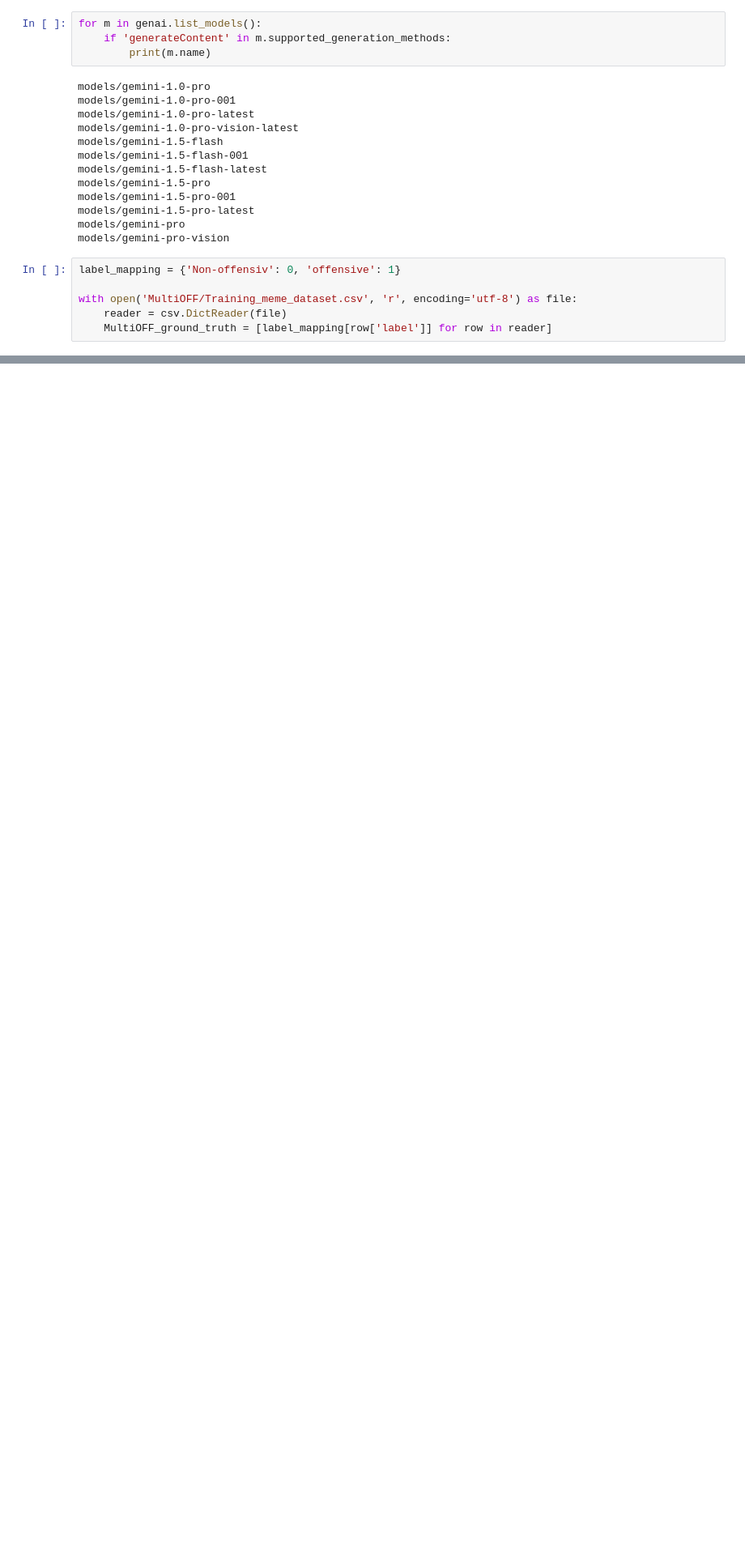
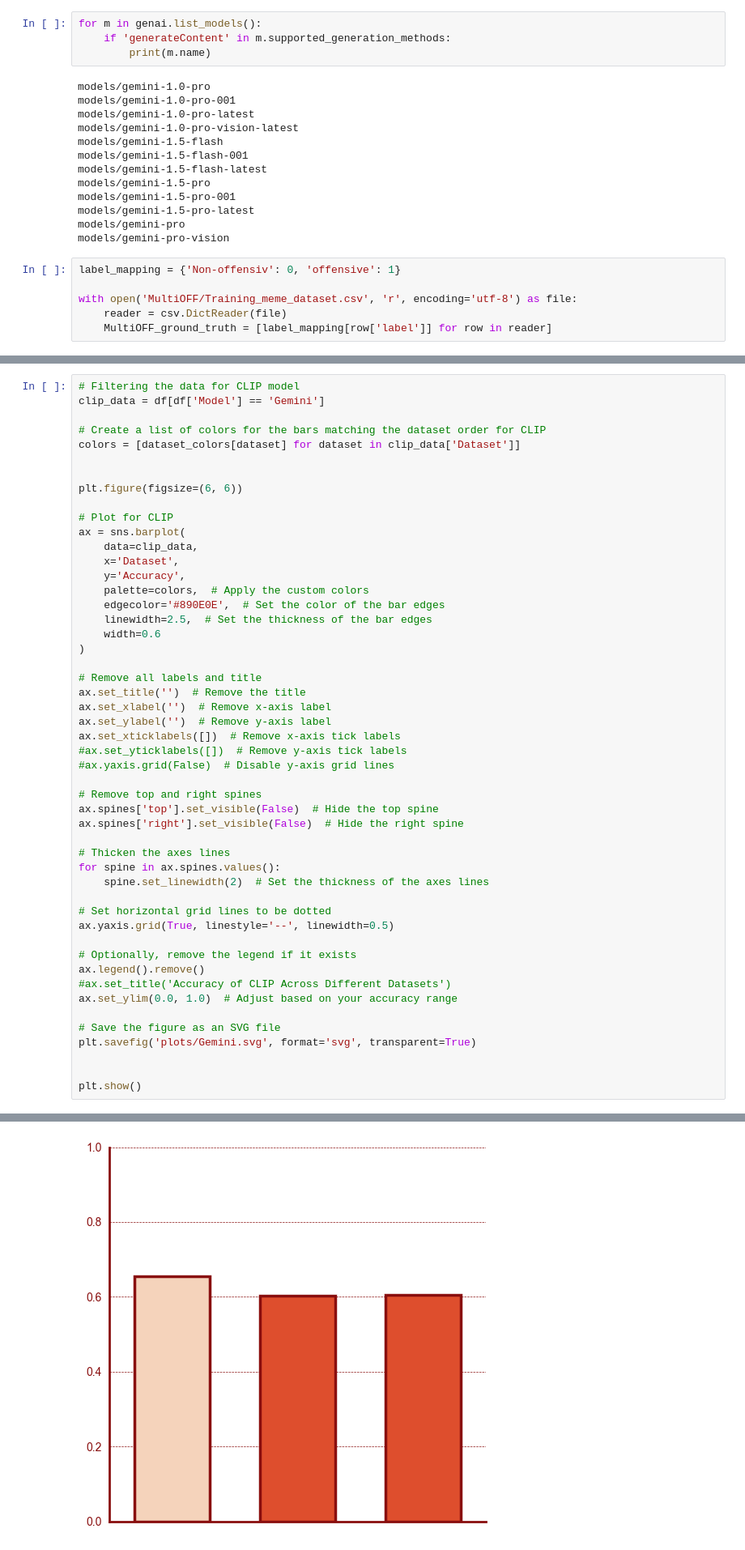
Before and after one commit to AlojzyPrzecinak/Thesis2, a Jupyter notebook: plots.ipynb, the cells around one changed output, grey strips where cells are left out. Shown at 81% size. Cells and saved outputs as stored; diff of their text form; blank space fills up the shorter version.

```diff
--- a/plots.ipynb
+++ b/plots.ipynb
@@ -47,0 +195,51 @@ fpr, tpr =
+# %%
+# Filtering the data for CLIP model
+clip_data = df[df['Model'] == 'Gemini']
+
+# Create a list of colors for the bars matching the dataset order for CLIP
+colors = [dataset_colors[dataset] for dataset in clip_data['Dataset']]
+
+
+plt.figure(figsize=(6, 6))
+
+# Plot for CLIP
+ax = sns.barplot(
+    data=clip_data,
+    x='Dataset',
+    y='Accuracy',
+    palette=colors,  # Apply the custom colors
+    edgecolor='#890E0E',  # Set the color of the bar edges
+    linewidth=2.5,  # Set the thickness of the bar edges
+    width=0.6
+)
+
+# Remove all labels and title
+ax.set_title('')  # Remove the title
+ax.set_xlabel('')  # Remove x-axis label
+ax.set_ylabel('')  # Remove y-axis label
+ax.set_xticklabels([])  # Remove x-axis tick labels
+#ax.set_yticklabels([])  # Remove y-axis tick labels
+#ax.yaxis.grid(False)  # Disable y-axis grid lines
+
+# Remove top and right spines
+ax.spines['top'].set_visible(False)  # Hide the top spine
+ax.spines['right'].set_visible(False)  # Hide the right spine
+
+# Thicken the axes lines
+for spine in ax.spines.values():
+    spine.set_linewidth(2)  # Set the thickness of the axes lines
+
+# Set horizontal grid lines to be dotted
+ax.yaxis.grid(True, linestyle='--', linewidth=0.5)
+
+# Optionally, remove the legend if it exists
+ax.legend().remove()
+#ax.set_title('Accuracy of CLIP Across Different Datasets')
+ax.set_ylim(0.0, 1.0)  # Adjust based on your accuracy range
+
+# Save the figure as an SVG file
+plt.savefig('plots/Gemini.svg', format='svg', transparent=True)
+
+
+plt.show()
+# %% [output]
@@ -47,0 +249 @@ fpr, tpr =
+[figure, added]
```
Also changed, not shown: parts of 20 cells of this notebook, 1 other file.
